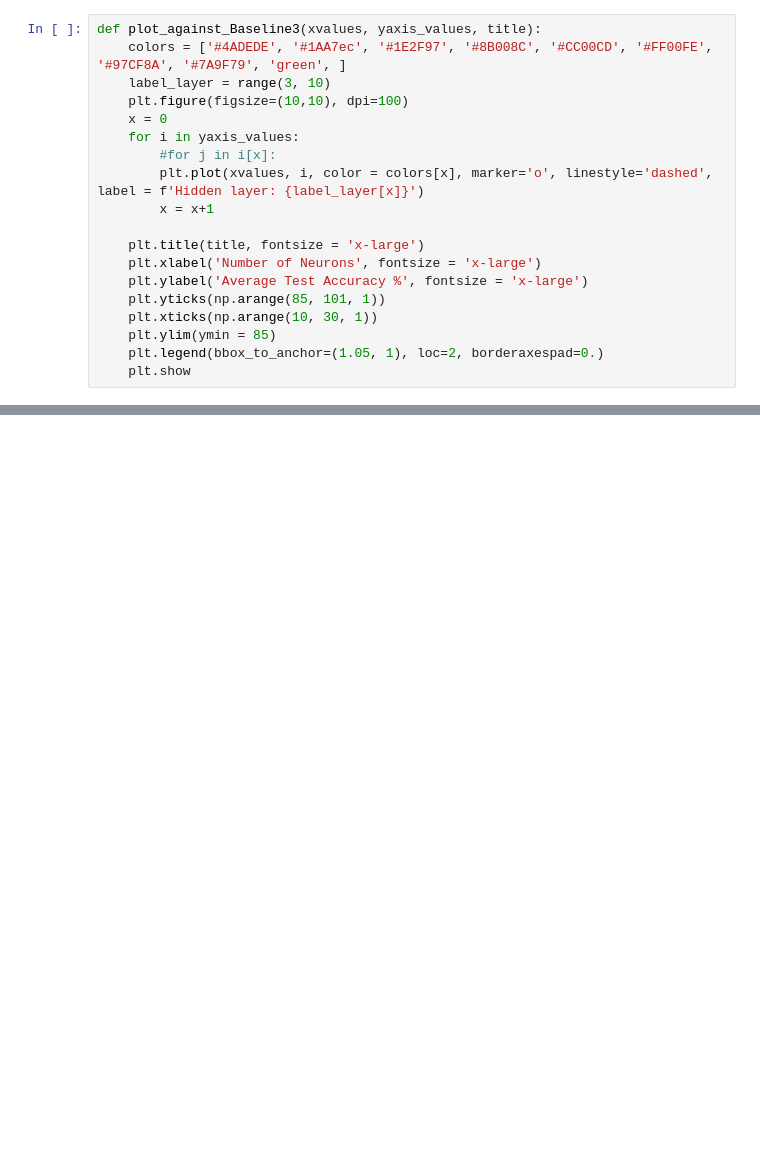
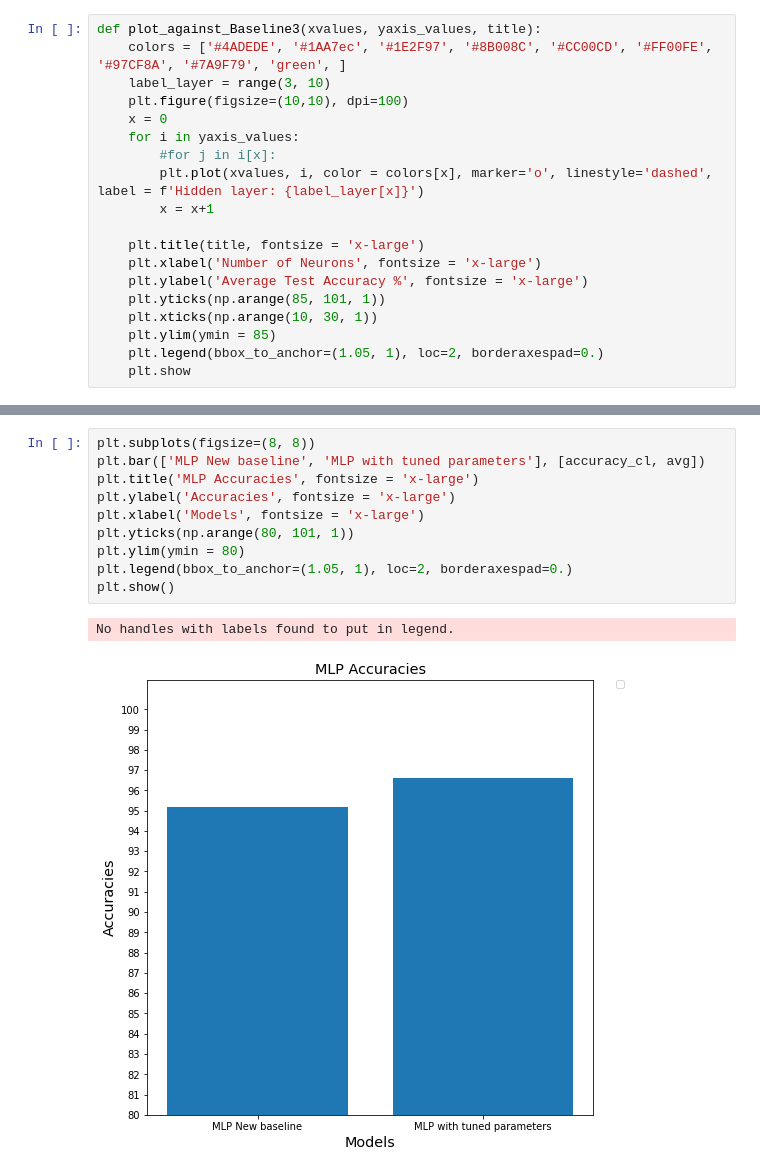
Before and after one commit to HadyKh/Crowd-Sensing-Classification, a Jupyter notebook: Code.ipynb, the cells around one changed output, grey strips where cells are left out. Drawn from its saved outputs; the diff is of its cells as text; blank space fills up the shorter version.

```diff
--- a/Code.ipynb
+++ b/Code.ipynb
@@ -1157,0 +1210,13 @@ plot_against_Baseline3(range(10,30), total_acc, 'Tuned parameters Vs Test Accura
+# %%
+plt.subplots(figsize=(8, 8))
+plt.bar(['MLP New baseline', 'MLP with tuned parameters'], [accuracy_cl, avg])
+plt.title('MLP Accuracies', fontsize = 'x-large')
+plt.ylabel('Accuracies', fontsize = 'x-large')
+plt.xlabel('Models', fontsize = 'x-large')
+plt.yticks(np.arange(80, 101, 1))
+plt.ylim(ymin = 80)
+plt.legend(bbox_to_anchor=(1.05, 1), loc=2, borderaxespad=0.)
+plt.show()
+# %% [output]
+No handles with labels found to put in legend.
+[figure, added]
```
Also changed, not shown: parts of 25 cells of this notebook.
